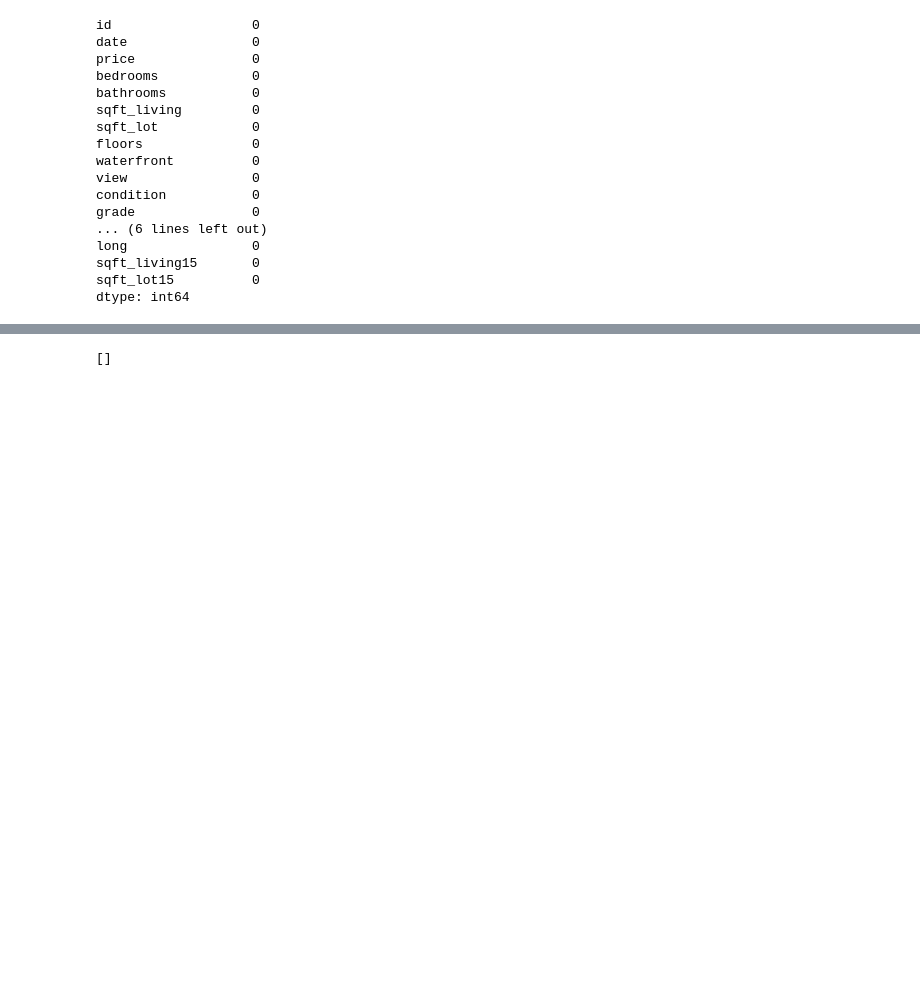
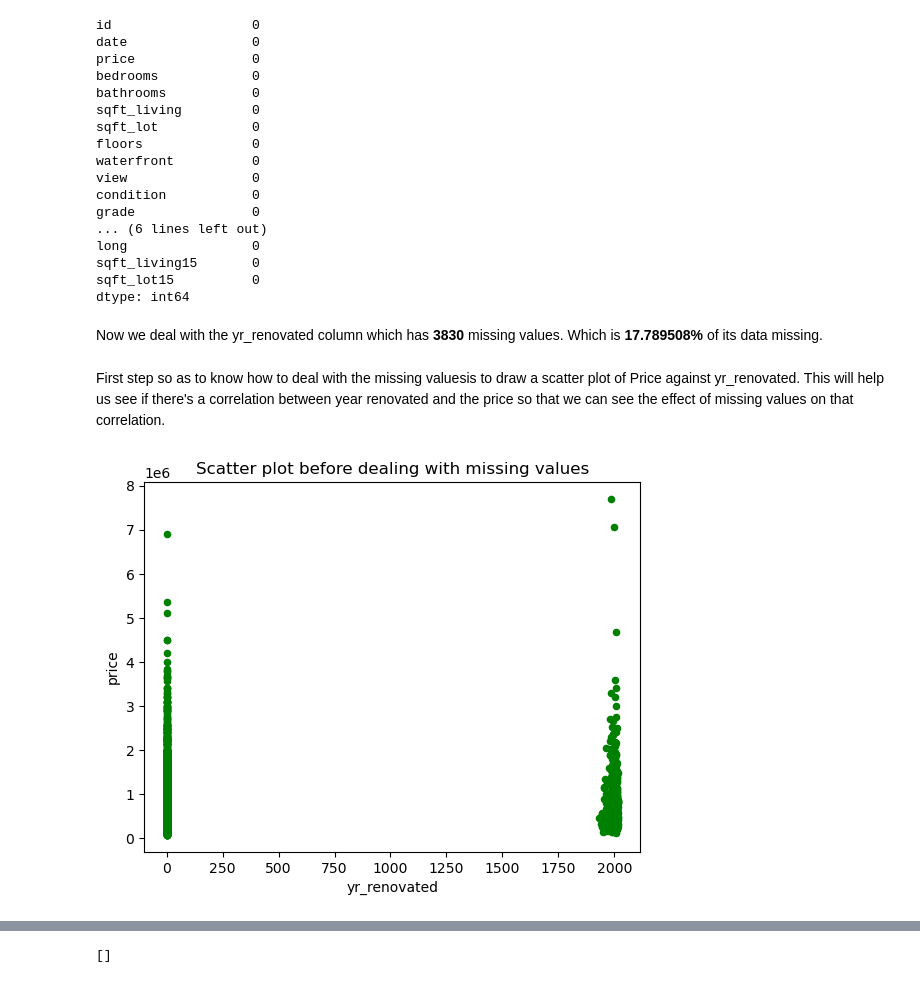
Before and after one commit to DennisWainaina/Megamax-Real-Estate-House-Project, a Jupyter notebook: index.ipynb, the cells around one changed output, grey strips where cells are left out. Cells and saved outputs as stored; diff of their text form; code cells hidden in the pictures; blank space fills up the shorter version.

Commit message:
Finished dealing with missing values

```diff
--- a/index.ipynb
+++ b/index.ipynb
@@ -255,3 +255,12 @@ long                0
 sqft_living15       0
 sqft_lot15          0
 dtype: int64
+# %% [markdown]
+Now we deal with the yr_renovated column which has **3830** missing values. Which is **17.789508%** of its data missing.
+# %% [markdown]
+First step so as to know how to deal with the missing valuesis to draw a scatter plot of Price against yr_renovated. This will help us see if there's a correlation between year renovated and the price so that we can see the effect of missing values on that correlation.
+# %%
+house_data.plot.scatter(x='yr_renovated', y='price', c='green');
+plt.title('Scatter plot before dealing with missing values');
+# %% [output]
+[figure, added]
```
Also changed, not shown: parts of 7 cells of this notebook.
